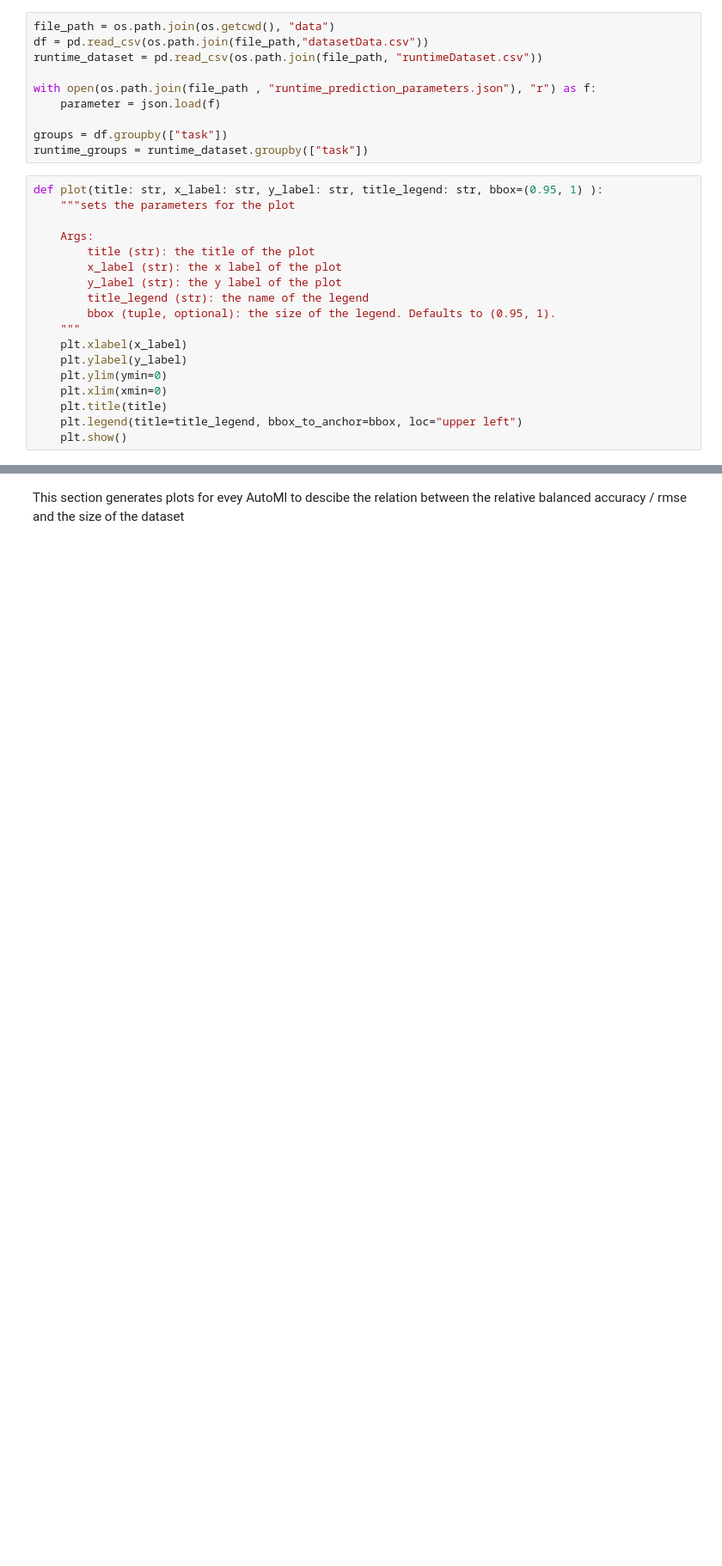
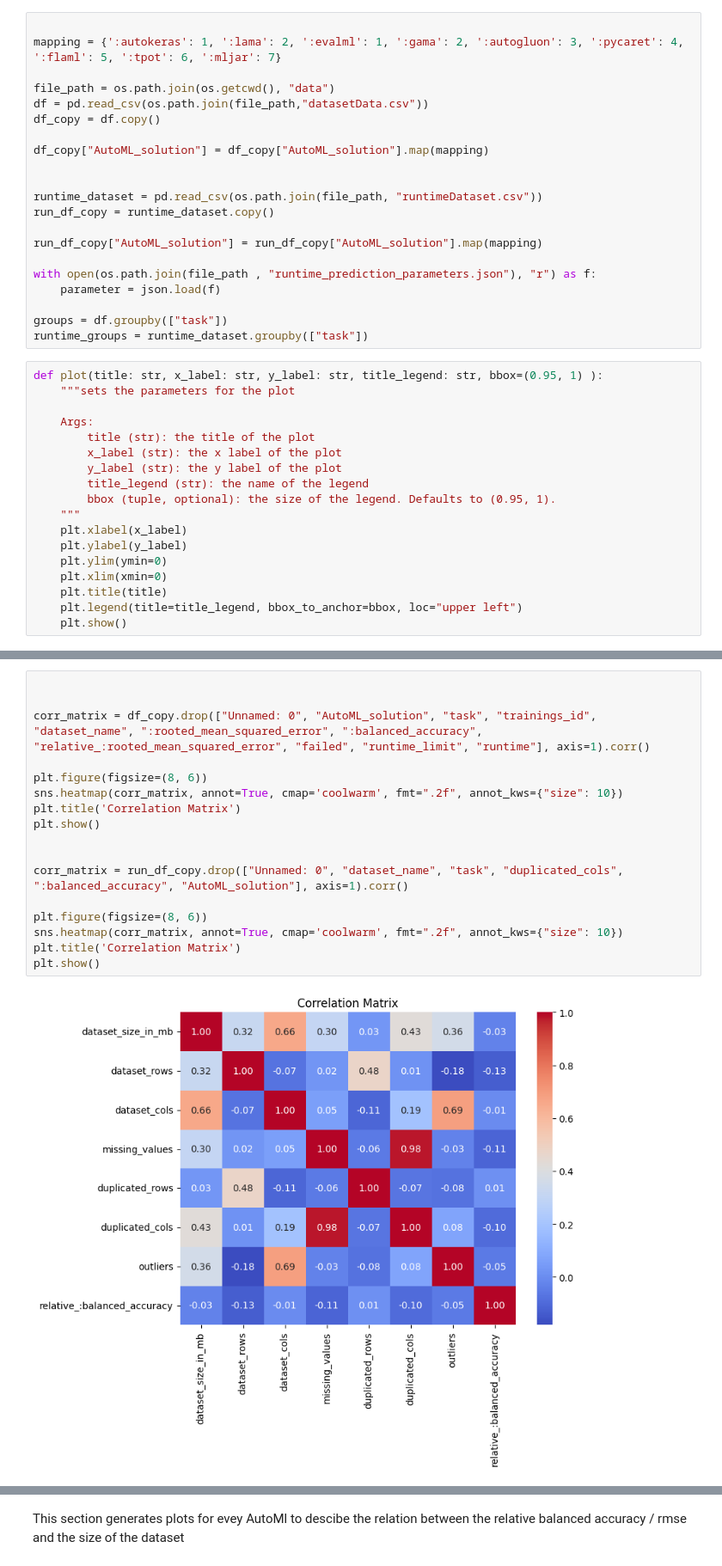
Before and after one commit to hochschule-darmstadt/MetaAutoML, a Jupyter notebook: utils/MetaLearning/createPlots.ipynb, the cells around one changed output, grey strips where cells are left out. Shown at 86% size. Saved outputs shown, nothing was run; the diff lists cells and outputs as text; blank space fills up the shorter version.

```diff
--- a/utils/MetaLearning/createPlots.ipynb
+++ b/utils/MetaLearning/createPlots.ipynb
@@ -9,9 +10,20 @@ import json
 measure_classification = ":balanced_accuracy"
 measure_regression = ":rooted_mean_squared_error"
 # %%
+
+mapping = {':autokeras': 1, ':lama': 2, ':evalml': 1, ':gama': 2, ':autogluon': 3, ':pycaret': 4, ':flaml': 5, ':tpot': 6, ':mljar': 7}
+
 file_path = os.path.join(os.getcwd(), "data")
 df = pd.read_csv(os.path.join(file_path,"datasetData.csv"))
+df_copy = df.copy()
+
+df_copy["AutoML_solution"] = df_copy["AutoML_solution"].map(mapping)
+
+
 runtime_dataset = pd.read_csv(os.path.join(file_path, "runtimeDataset.csv"))
+run_df_copy = runtime_dataset.copy()
+
+run_df_copy["AutoML_solution"] = run_df_copy["AutoML_solution"].map(mapping)
 
 with open(os.path.join(file_path , "runtime_prediction_parameters.json"), "r") as f:
     parameter = json.load(f)
@@ -38,0 +79,19 @@ def plot(title: str, x_label: str, y_label: str, title_legend: str, bbox=(0.95,
+# %%
+
+
+corr_matrix = df_copy.drop(["Unnamed: 0", "AutoML_solution", "task", "trainings_id", "dataset_name", ":rooted_mean_squared_error", ":balanced_accuracy", "relative_:rooted_mean_squared_error", "failed", "runtime_limit", "runtime"], axis=1).corr()
+
+plt.figure(figsize=(8, 6))
+sns.heatmap(corr_matrix, annot=True, cmap='coolwarm', fmt=".2f", annot_kws={"size": 10})
+plt.title('Correlation Matrix')
+plt.show()
+
+
+corr_matrix = run_df_copy.drop(["Unnamed: 0", "dataset_name", "task", "duplicated_cols", ":balanced_accuracy", "AutoML_solution"], axis=1).corr()
+
+plt.figure(figsize=(8, 6))
+sns.heatmap(corr_matrix, annot=True, cmap='coolwarm', fmt=".2f", annot_kws={"size": 10})
+plt.title('Correlation Matrix')
+plt.show()
+# %% [output]
+[figure, added]
```
Also changed, not shown: parts of 11 cells of this notebook, 8 other files.
